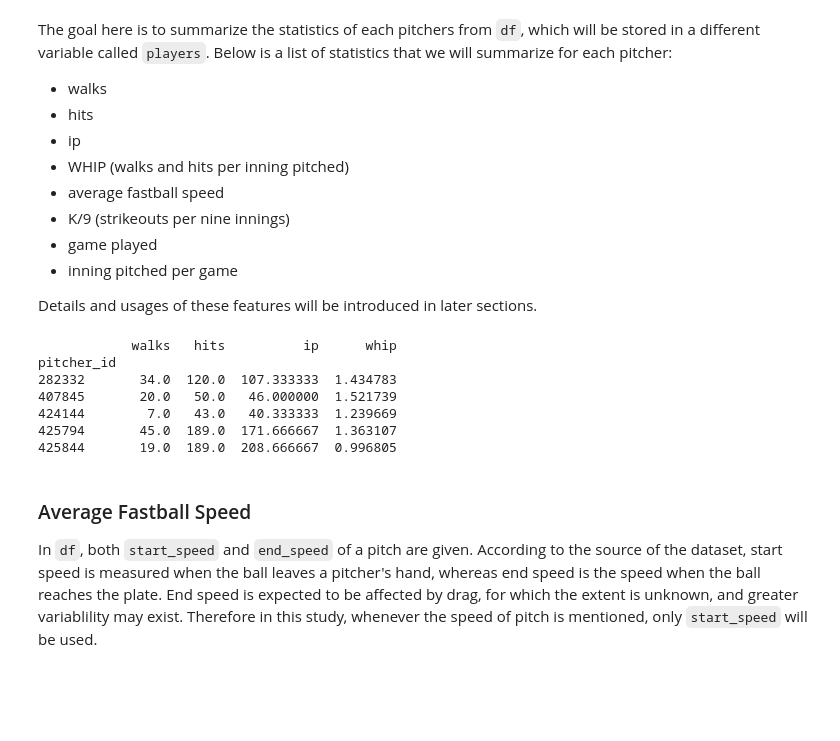
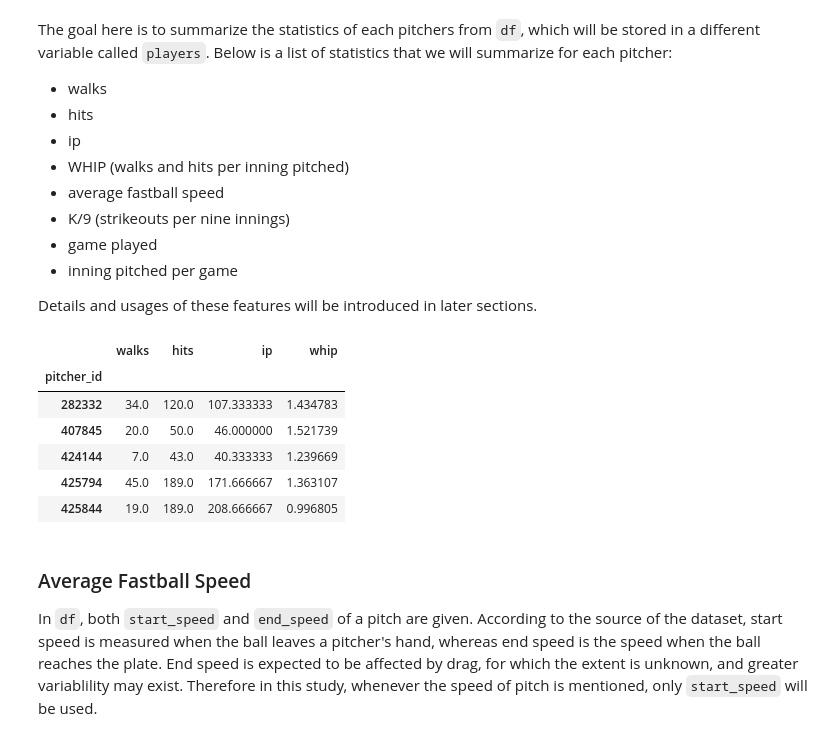
Before and after one commit to Stevey8/Fastball-vs-Pitcher-Performance, a Jupyter notebook: mlb_pitcher_2019.ipynb, the cells around one changed output. Saved outputs shown, nothing was run; the diff lists cells and outputs as text; code cells hidden in the pictures; blank space fills up the shorter version.

```diff
--- a/mlb_pitcher_2019.ipynb
+++ b/mlb_pitcher_2019.ipynb
@@ -145,41 +145,41 @@ s_hits = df[(df['code'] == 'D') | (df['code'] == 'E')].groupby('pitcher_id').siz
 # innings pitched (ip) = (batters out)/3.
 atbats = raw_atbats.copy()
 atbats['prev_o']=atbats['o'].shift(1).fillna(0) # 'o' is the total out count of that inning after the at-bat event
 
 def get_n_out(o,prev_o):
     '''
     if a pitcher gets one more out, it should return 1.
     if double play happens, it will return 2 (and 3 for triple play).
     '''
     if prev_o>o:
         return o-0 # makes sure prev_o is reset to 0 at any change of inning
     else:
         return o-prev_o
 
 atbats['n_out']=atbats.apply(lambda row: get_n_out(row['o'], row['prev_o']), axis=1)
 s_ip = atbats.groupby('pitcher_id')['n_out'].sum()/3
 
 
 # create the dataframe players
 players = pd.concat([s_walks,s_hits,s_ip], axis=1, join='outer',keys=['walks','hits','ip']).fillna(0)
 # Drop those who failed to get any out (because their ip = 0 and will be meaningless to calculate their WHIP.)
 players = players[players['ip'] != 0]
 
 
 # WHIP = (walks+hits)/ip
 def get_whip(w,h,ip):
     return (w+h)/ip
 
 players['whip']=players.apply(lambda row: get_whip(row['walks'],row['hits'],row['ip']), axis=1)
-print(players.head())
+players.head()
 # %% [output]
-            walks   hits          ip      whip
-pitcher_id
-282332       34.0  120.0  107.333333  1.434783
-407845       20.0   50.0   46.000000  1.521739
-424144        7.0   43.0   40.333333  1.239669
-425794       45.0  189.0  171.666667  1.363107
-425844       19.0  189.0  208.666667  0.996805
+|  | walks | hits | ip | whip |
+| pitcher_id |  |  |  |  |
+| 282332 | 34.0 | 120.0 | 107.333333 | 1.434783 |
+| 407845 | 20.0 | 50.0 | 46.000000 | 1.521739 |
+| 424144 | 7.0 | 43.0 | 40.333333 | 1.239669 |
+| 425794 | 45.0 | 189.0 | 171.666667 | 1.363107 |
+| 425844 | 19.0 | 189.0 | 208.666667 | 0.996805 |
 # %% [markdown]
 ### Average Fastball Speed
 In `df`, both `start_speed` and `end_speed` of a pitch are given. According to the source of the dataset, start speed is measured when the ball leaves a pitcher's hand, whereas end speed is the speed when the ball reaches the plate. End speed is expected to be affected by drag, for which the extent is unknown, and greater variablility may exist. Therefore in this study, whenever the speed of pitch is mentioned, only `start_speed` will be used.
```
Also changed, not shown: parts of 3 cells of this notebook, 1 other file.
